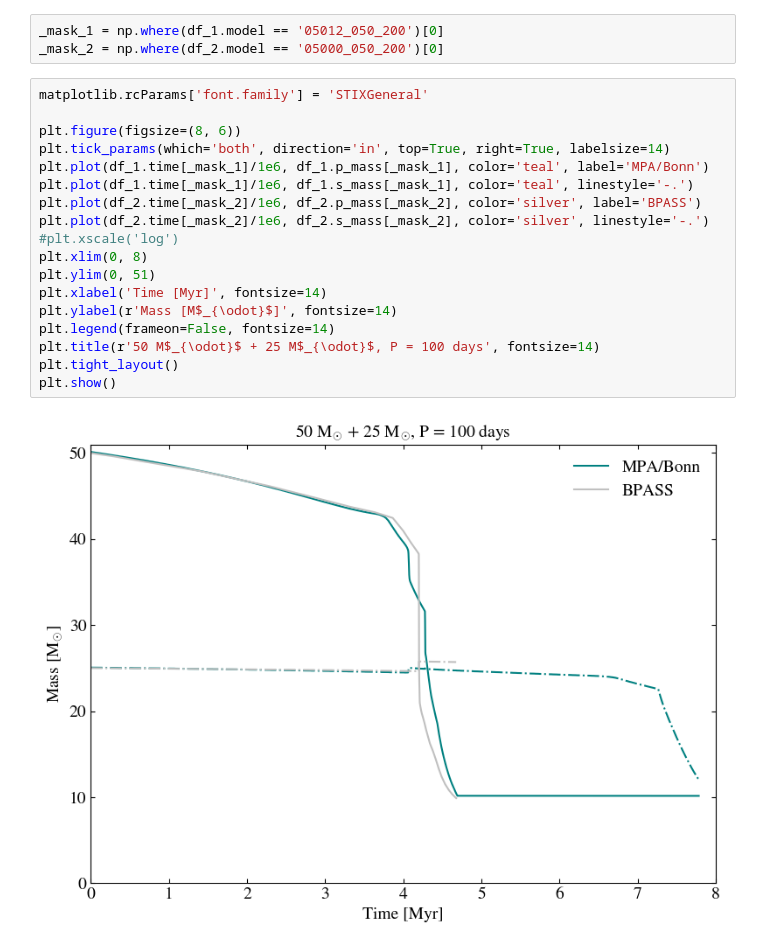
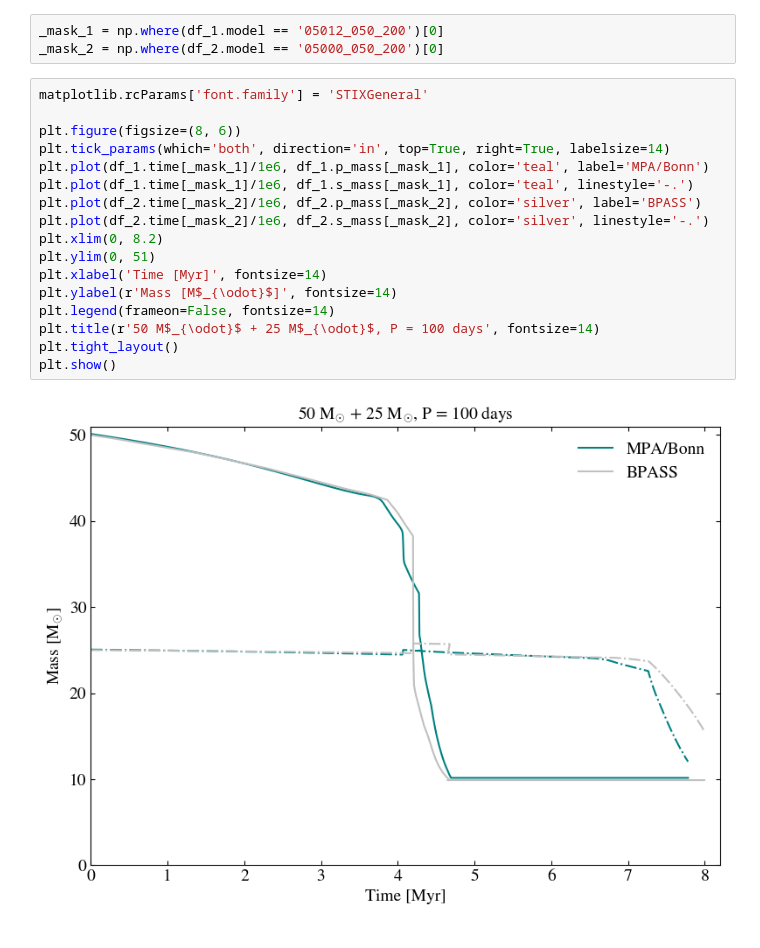
Before and after one commit to arsenal-popsynth/arsenal_gear, a Jupyter notebook: paper_plots.ipynb, the cells around one changed output. Drawn from its saved outputs; the diff is of its cells as text.

```diff
--- a/paper_plots.ipynb
+++ b/paper_plots.ipynb
@@ -200,20 +203,19 @@ _mask_2 = np.where(df_2.model == '05000_050_200')[0]
 # %%
 matplotlib.rcParams['font.family'] = 'STIXGeneral'
 
 plt.figure(figsize=(8, 6))
 plt.tick_params(which='both', direction='in', top=True, right=True, labelsize=14)
 plt.plot(df_1.time[_mask_1]/1e6, df_1.p_mass[_mask_1], color='teal', label='MPA/Bonn')
 plt.plot(df_1.time[_mask_1]/1e6, df_1.s_mass[_mask_1], color='teal', linestyle='-.')
 plt.plot(df_2.time[_mask_2]/1e6, df_2.p_mass[_mask_2], color='silver', label='BPASS')
 plt.plot(df_2.time[_mask_2]/1e6, df_2.s_mass[_mask_2], color='silver', linestyle='-.')
-#plt.xscale('log')
-plt.xlim(0, 8)
+plt.xlim(0, 8.2)
 plt.ylim(0, 51)
 plt.xlabel('Time [Myr]', fontsize=14)
 plt.ylabel(r'Mass [M$_{\odot}$]', fontsize=14)
 plt.legend(frameon=False, fontsize=14)
 plt.title(r'50 M$_{\odot}$ + 25 M$_{\odot}$, P = 100 days', fontsize=14)
 plt.tight_layout()
 plt.show()
 # %% [output]
-[figure, old version]
+[figure, new version]
```
Also changed, not shown: parts of 7 cells of this notebook.
